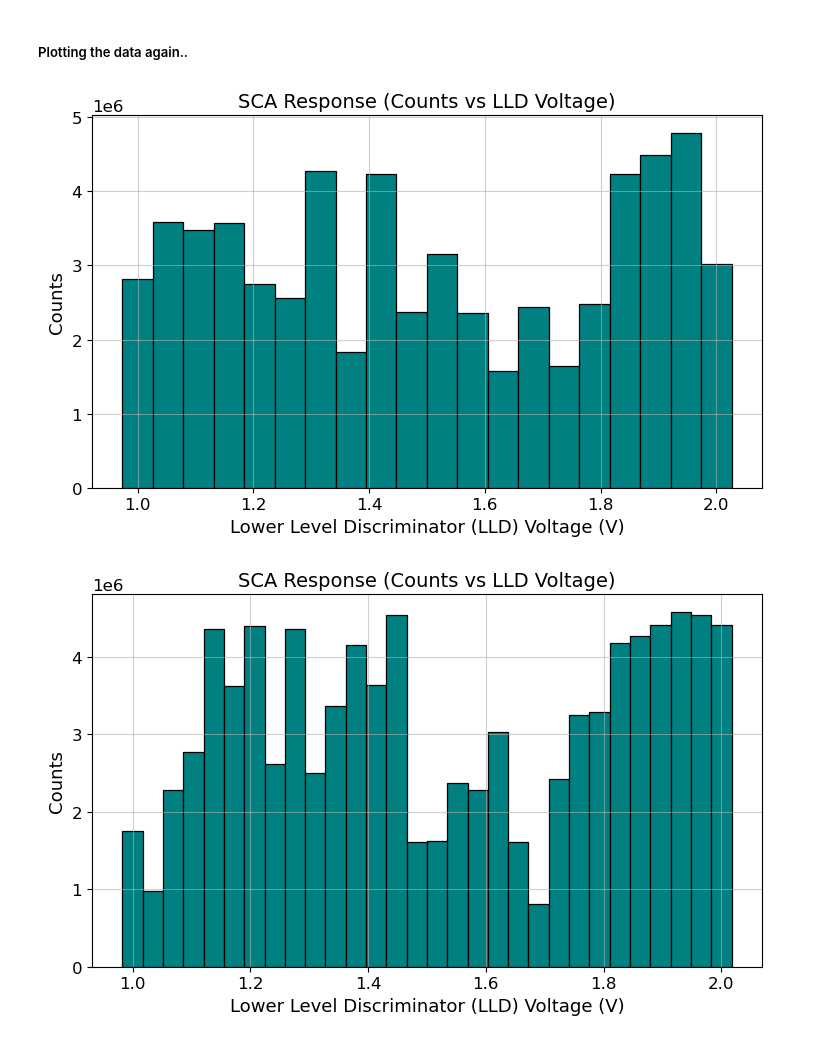
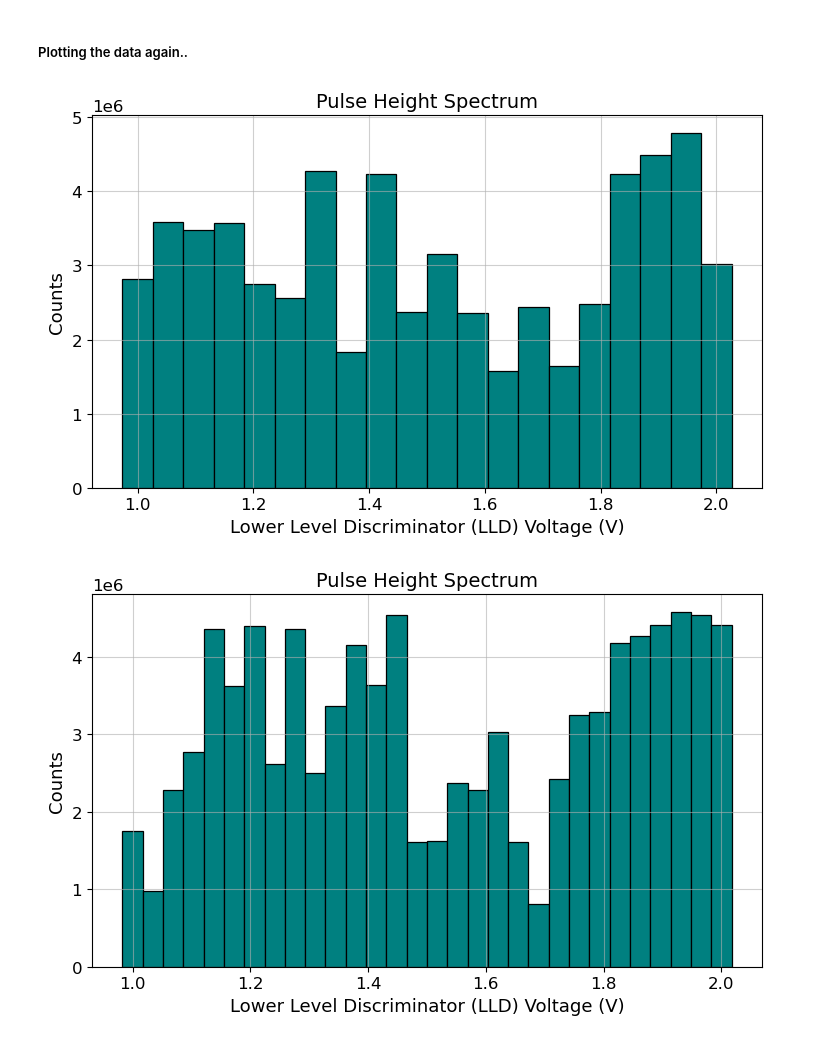
Before and after one commit to crimsonpane23/P347-Solid-State-Physics-Lab, a Jupyter notebook: 10. SEELAB Part 2 - Single Channel Analyzer/Code for SEELAB - SCA.ipynb, the cells around one changed output. Saved outputs shown, nothing was run; the diff lists cells and outputs as text; code cells hidden in the pictures.

```diff
--- a/10. SEELAB Part 2 - Single Channel Analyzer/Code for SEELAB - SCA.ipynb
+++ b/10. SEELAB Part 2 - Single Channel Analyzer/Code for SEELAB - SCA.ipynb
@@ -107,33 +102,33 @@ rates5 = np.array([ 4192231.63,3127599.51,3785696.97,1601950.27,4063492.06,40766
 # %%
 def plot_histogram(lld, counts):
     bin_width = lld[1] - lld[0]
 
     plt.rcParams.update({
         'font.size': 12,
         'axes.labelsize': 13,
         'axes.titlesize': 14,
     })
 
     plt.figure(figsize=(7.5, 4.8))
     plt.bar(
         lld,
         counts,
         width=bin_width ,
         align='center',
         edgecolor='black',
         linewidth=0.9,
         color='teal',
     )
 
     plt.xlabel('Lower Level Discriminator (LLD) Voltage (V)')
     plt.ylabel('Counts')
-    plt.title('SCA Response (Counts vs LLD Voltage)')
+    plt.title('Pulse Height Spectrum')
     plt.grid(alpha=0.6)
     plt.tight_layout()
     plt.show()
 
 for lld, counts in zip([lld1, lld2, lld3, lld4, lld5], [rates1, rates2, rates3, rates4, rates5]):
     plot_histogram(lld, counts)
 # %% [output]
-[figure, old version]
+[figure, new version]
-[figure, old version]
+[figure, new version]
```
Also changed, not shown: parts of 2 cells of this notebook, 10 other files.
